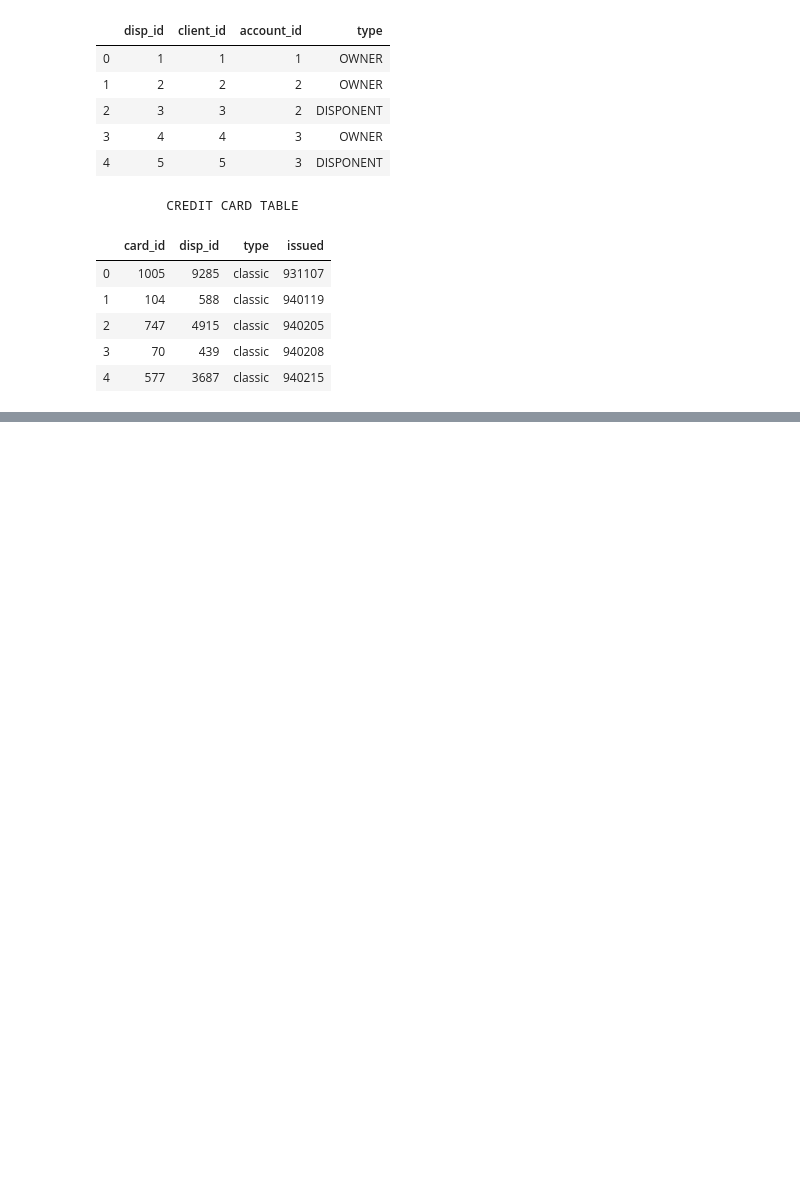
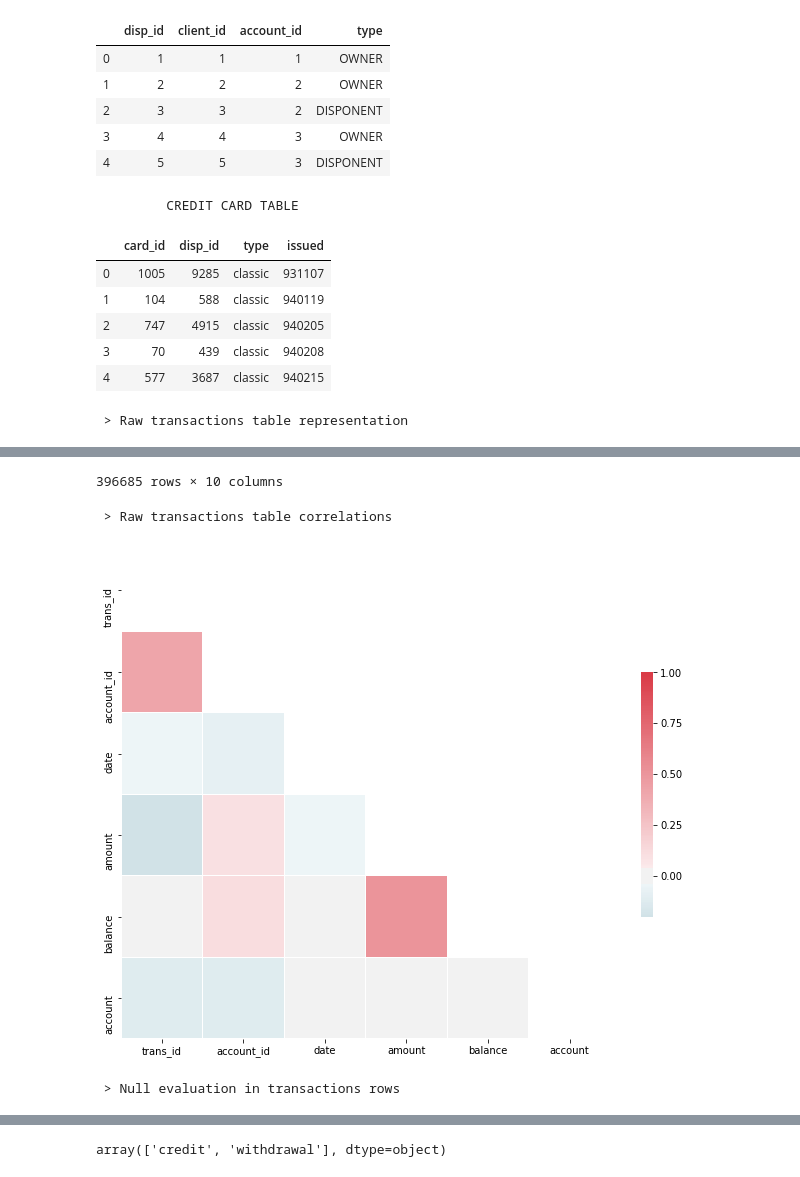
Before and after one commit to EdgarACarneiro/feup-ecac, a Jupyter notebook: project-competition/pre_processing.ipynb, the cells around one changed output, grey strips where cells are left out. Drawn from its saved outputs; the diff is of its cells as text; code cells hidden in the pictures; blank space fills up the shorter version.

Commit message:
Preprocessing transactions

```diff
--- a/project-competition/pre_processing.ipynb
+++ b/project-competition/pre_processing.ipynb
@@ -229,3 +229,78 @@ display(card_df.head())
 | 2 | 747 | 4915 | classic | 940205 |
 | 3 | 70 | 439 | classic | 940208 |
 | 4 | 577 | 3687 | classic | 940215 |
+# %%
+def process_transactions(transactions_df, debug=False):
+    '''Pre process the transactions table'''
+    if debug:
+        print(' > Raw transactions table representation')
+        display(transactions_df)
+        print(' > Raw transactions table correlations')
+        get_df_correlation(transactions_df)
+
+    if debug:
+        print(' > Null evaluation in transactions rows')
+        get_null_summary(transactions_df)
+
+    # Removing the null columns & processing data
+    processed_df = clean_nulls(transactions_df)
+    processed_df = convert_date(processed_df, 'date')
+
+    # Renaming 'withdrawal in cash' to 'withdrawal'
+    processed_df.loc[processed_df["type"]=="withdrawal in cash","type"] = "withdrawal"
+
+    display(processed_df['operation'].unique())
+    display(processed_df['type'].unique())
+    display(processed_df['k_symbol'].unique())
+
+    # Aggregatting transaction balances
+    agg_ballance = processed_df.groupby(
+        ['account_id']
+    ).agg({
+        'balance': ['mean', 'max', 'min']
+    }).reset_index()
+    agg_ballance.columns = ['account_id', 'balance_mean', 'balance_max', 'balance_min']
+    display(agg_ballance)
+
+    # Agrregatting credits
+    agg_credits = processed_df.groupby(
+        ['account_id', 'type']
+    ).agg({
+        'amount': ['mean', 'count', 'max', 'min'],
+    }).reset_index()
+    agg_credits.columns = ['account_id', 'type', 'credit_mean', 'credit_count', 'credit_max', 'credit_min']
+    agg_credits = agg_credits[agg_credits['type'] == 'credit']
+    display(agg_credits)
+
+    # Aggregatting withdrawals
+    agg_withdrawals = processed_df.groupby(
+        ['account_id', 'type']
+    ).agg({
+        'amount': ['mean', 'count', 'max', 'min'],
+    }).reset_index()
+    agg_withdrawals.columns = ['account_id', 'type', 'withdrawal_mean', 'withdrawal_count',
+                           'withdrawal_max', 'withdrawal_min']
+    agg_withdrawals = agg_withdrawals[agg_withdrawals['type'] == 'withdrawal']
+    display(agg_withdrawals)
+
+    # Aggregatting all the 3 tables into one
+    agg_res = agg_ballance.merge(agg_credits, on='account_id')\
+                          .merge(agg_withdrawals, on='account_id', how='left')
+
+    # Cleaning nulls and useless columns
+    agg_res = agg_res.drop(['type_x', 'type_y'], axis=1)
+    agg_res = numerical_imputation(agg_res, 0)
+
+
+    if debug:
+        print(' > Table after processment of balance, credits and withdrawals')
+        display(agg_res)
+        get_null_summary(agg_res)
+        print(' > And the corresponding correlation matrix')
+        get_df_correlation(agg_res)
+
+    return agg_res
+
+process_transactions(utils.read_csv_to_df('competition_dataset/trans_train.csv', delimiter=';'), True)
+# %% [output]
+ > Raw transactions table representation
@@ -231,0 +319,4 @@ display(card_df.head())
+396685 rows × 10 columns
+ > Raw transactions table correlations
+[figure, added]
+ > Null evaluation in transactions rows
@@ -231,0 +337 @@ display(card_df.head())
+array(['credit', 'withdrawal'], dtype=object)
```
Also changed, not shown: parts of 3 cells of this notebook, 2 other files.
